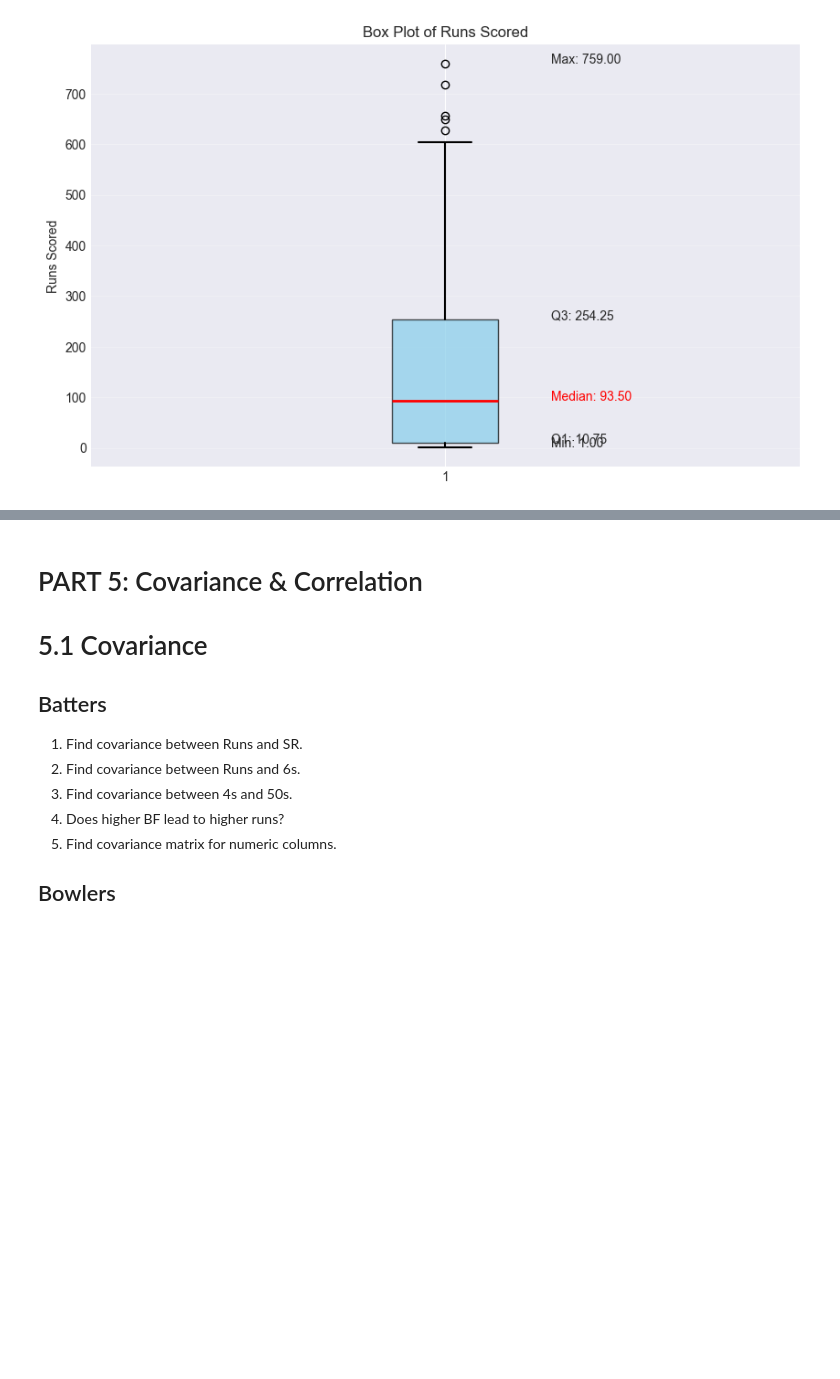
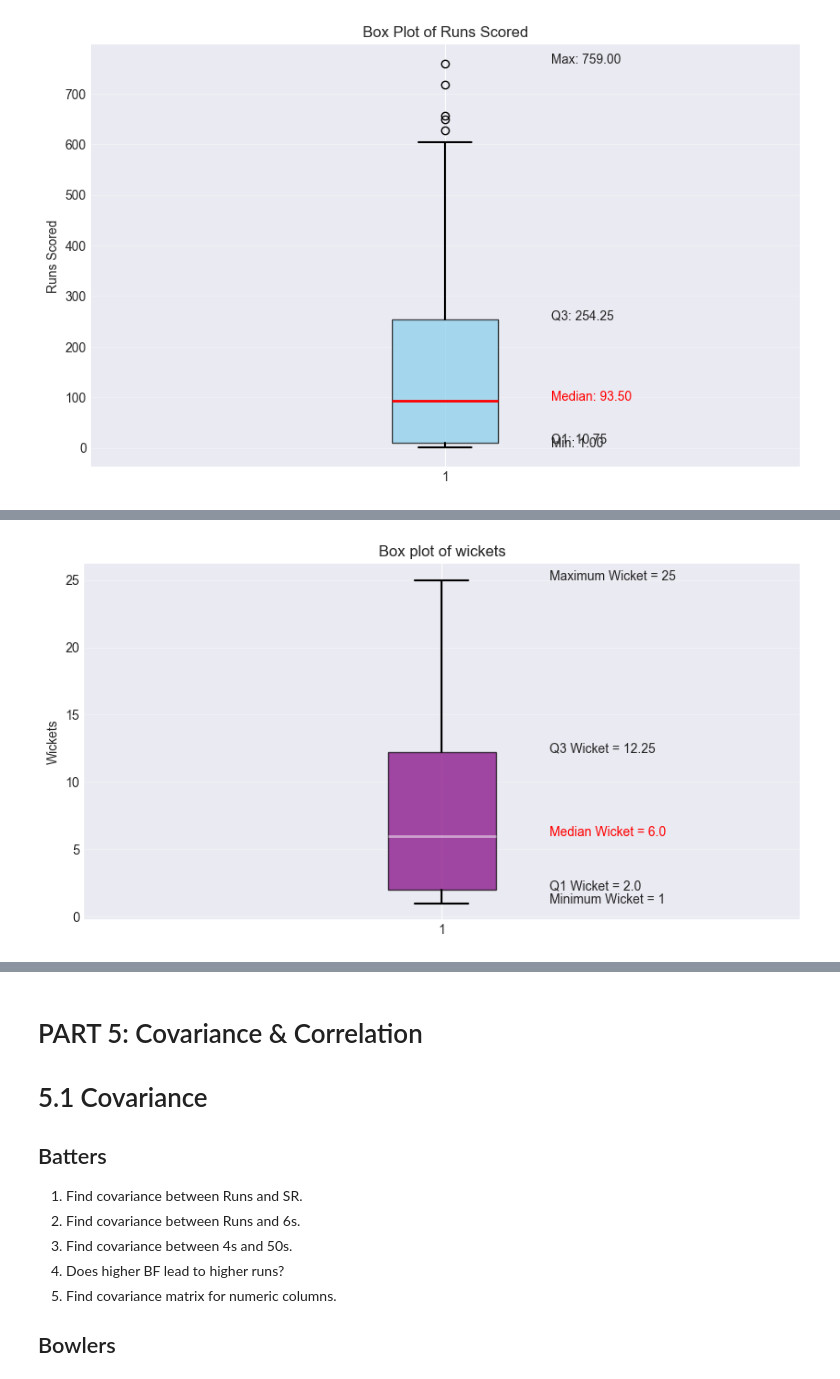
Before and after one commit to shahyash1136/data-analyst-porjects, a Jupyter notebook: IPL_2025_jupyterbook/index.ipynb, the cells around one changed output, grey strips where cells are left out. Cells and saved outputs as stored; diff of their text form; code cells hidden in the pictures; blank space fills up the shorter version.

```diff
--- a/IPL_2025_jupyterbook/index.ipynb
+++ b/IPL_2025_jupyterbook/index.ipynb
@@ -3287,0 +3488,34 @@ plt.show()
+# %%
+## Bowlers
+
+# 1. Draw box plot for wickets.
+min_wkt = df_bowlers["WKT"].min()
+q1_wkt = df_bowlers["WKT"].quantile(0.25)
+median_wkt = df_bowlers["WKT"].median()
+q3_wkt = df_bowlers["WKT"].quantile(0.75)
+max_wkt = df_bowlers["WKT"].max()
+
+
+plt.figure(figsize=(10, 5))
+box = plt.boxplot(
+    df_bowlers["WKT"],
+    vert=True,
+    patch_artist=True,
+    boxprops=dict(facecolor="purple", alpha=0.7),
+    medianprops=dict(color="white", linewidth=2, alpha=0.5),
+    whiskerprops=dict(linewidth=1.5),
+    capprops=dict(linewidth=1.5),
+)
+
+plt.title("Box plot of wickets")
+plt.ylabel("Wickets")
+plt.grid(alpha=0.3, axis="y")
+
+plt.text(1.15, median_wkt, f"Median Wicket = {median_wkt}", color="red", fontsize=10)
+plt.text(1.15, min_wkt, f"Minimum Wicket = {min_wkt}", fontsize=10)
+plt.text(1.15, q1_wkt, f"Q1 Wicket = {q1_wkt}", fontsize=10)
+plt.text(1.15, max_wkt, f"Maximum Wicket = {max_wkt}", fontsize=10)
+plt.text(1.15, q3_wkt, f"Q3 Wicket = {q3_wkt}", fontsize=10)
+plt.show()
+# %% [output]
+[figure, added]
```
Also changed, not shown: parts of 48 cells of this notebook.
